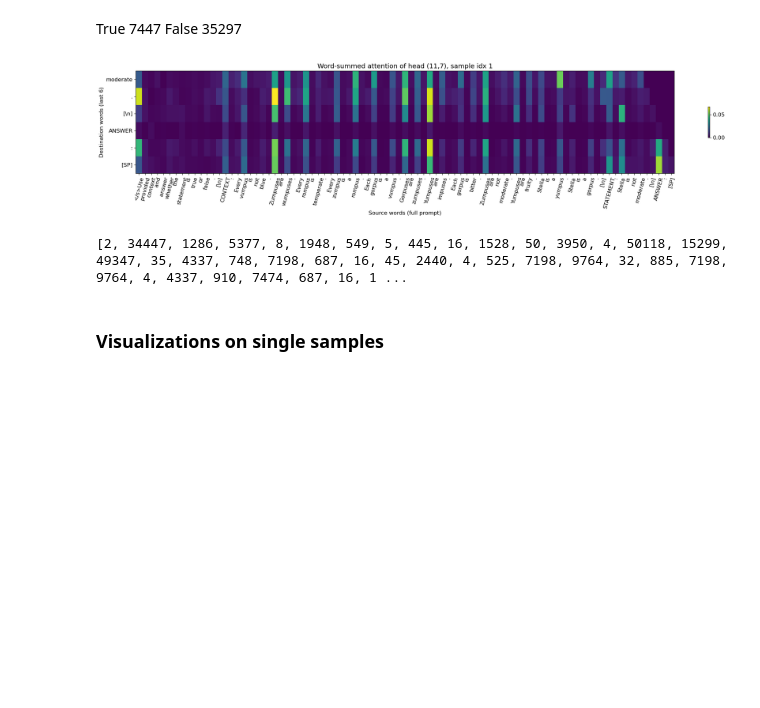
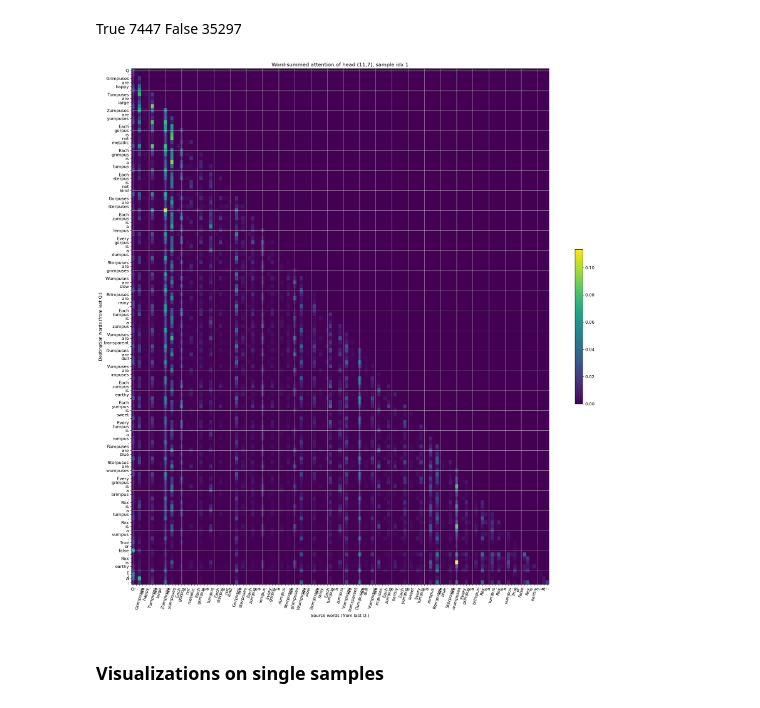
Before and after one commit to AndreyMymrin/QK-gueded-circuit-discovery, a Jupyter notebook: analysis_walkthrough/LLM Analysis Part 1 Circuit search, interpretation, and verification.ipynb, the cells around one changed output. Cells and saved outputs as stored; diff of their text form; code cells hidden in the pictures; blank space fills up the shorter version.

```diff
--- a/analysis_walkthrough/LLM Analysis Part 1 Circuit search, interpretation, and verification.ipynb
+++ b/analysis_walkthrough/LLM Analysis Part 1 Circuit search, interpretation, and verification.ipynb
@@ -321,7 +323,7 @@ for i in range(1): # Run for 1 batch for sanity check. Increase it for more stab
 
     if save_results:
         print("Saving data")
-        experiment_id = "facebook125_disj_z_patching_seed="+str(global_random_seed)+"_batch_size="+str(batch_size)+"_batch="+str(i)
+        experiment_id = name + "_disj_z_patching_seed="+str(global_random_seed)+"_batch_size="+str(batch_size)+"_batch="+str(i)
 
         exp_record_batch = {"experiment_id": experiment_id,
                             "clean_prompts": clean_prompts,
@@ -349,6 +351,19 @@ for i in range(1): # Run for 1 batch for sanity check. Increase it for more stab
 
         print(f"Saved to {fname}")
 
+        # artifact_dir = save_dir / f"ExpID={experiment_id}"
+        # artifact_paths = build_and_save_attention_artifact(
+        #     model=model,
+        #     clean_tokens=clean_tokens,
+        #     corrupted_tokens=corrupted_tokens,
+        #     answer_tokens=answer_tokens,
+        #     artifact_dir=artifact_dir,
+        #     experiment_id=experiment_id,
+        #     model_name=name,
+        #     dtype=torch.float16,
+        # )
+        # print(f"Saved attention artifact to {artifact_paths['artifact_dir']}")
+
     # Clean up and release some VRAM for the next batch
     clean_logits = None
     clean_cache = None
@@ -365,5 +380,5 @@ Saved to results\ExpID=facebook125_disj_z_patching_seed=0_batch_size=1_batch=0.p
 # %%
-results = open('results/ExpID=facebook125_disj_z_patching_seed=0_batch_size=1_batch=0.pkl', 'rb')
+results = open('results/ExpID='+name+'_disj_z_patching_seed=0_batch_size='+str(batch_size)+'_batch=0.pkl', 'rb')
 results = pickle.load(results)
 results.keys()
 # %% [output]
@@ -435,12 +460,16 @@ GENERATED ANSWER:
 # %% [markdown]
 ### Process and visualize results
+# %%
+act_patch_history = results['act_patch_history']
 # %%
+n_layers = model.cfg.n_layers
+n_heads = model.cfg.n_heads
 # Aggregate the batches of results
-act_patch_avg = np.zeros((model.cfg.n_layers, model.cfg.n_heads))
+act_patch_avg = np.zeros((n_layers, n_heads))
 print(act_patch_history[0].shape)
 for batch_i in range(len(act_patch_history)):
-    for ll in range(model.cfg.n_layers):
-        for hh in range(model.cfg.n_heads):
+    for ll in range(n_layers):
+        for hh in range(n_heads):
             act_patch_avg[ll, hh] += torch.mean(act_patch_history[batch_i][0][ll][hh])
 act_patch_avg /= len(act_patch_history)
 # %% [output]
@@ -814,8 +1176,7 @@ False 35297
 # %%
-visualize_heads_word_sum(heads_vis=[(11,7)], sample_idx=1, last_n_words=6, answer = '')
+visualize_heads_word_sum(heads_vis=[(11,7)], sample_idx=1, last_n_words=500, answer = '')
 # %% [output]
-[figure, old version]
+[figure, new version]
-[2, 34447, 1286, 5377, 8, 1948, 549, 5, 445, 16, 1528, 50, 3950, 4, 50118, 15299, 49347, 35, 4337, 748, 7198, 687, 16, 45, 2440, 4, 525, 7198, 9764, 32, 885, 7198, 9764, 4, 4337, 910, 7474, 687, 16, 1 ...
 # %% [markdown]
 ### Visualizations on single samples
 # %% [markdown]
```
Also changed, not shown: parts of 23 cells of this notebook, 6 other files.
